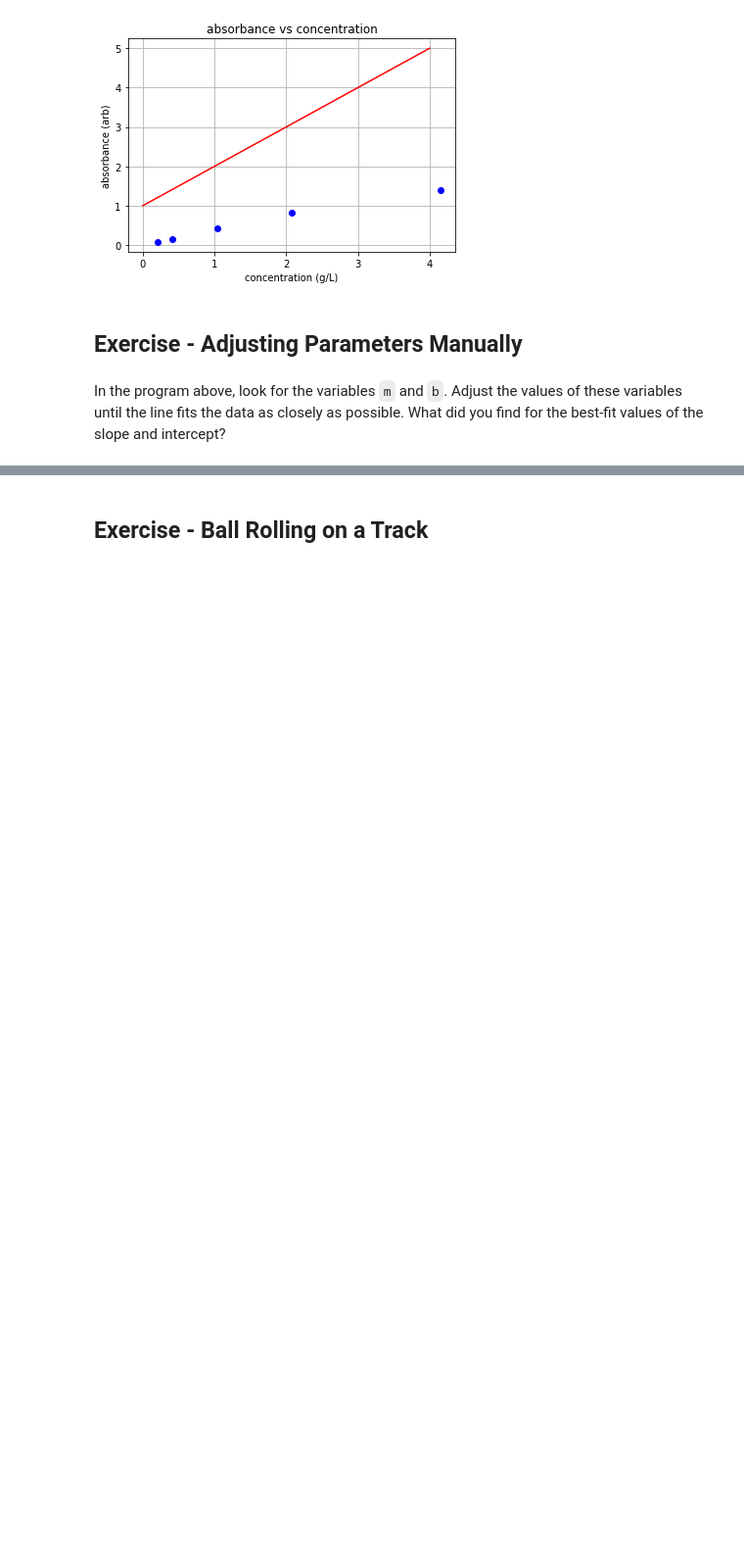
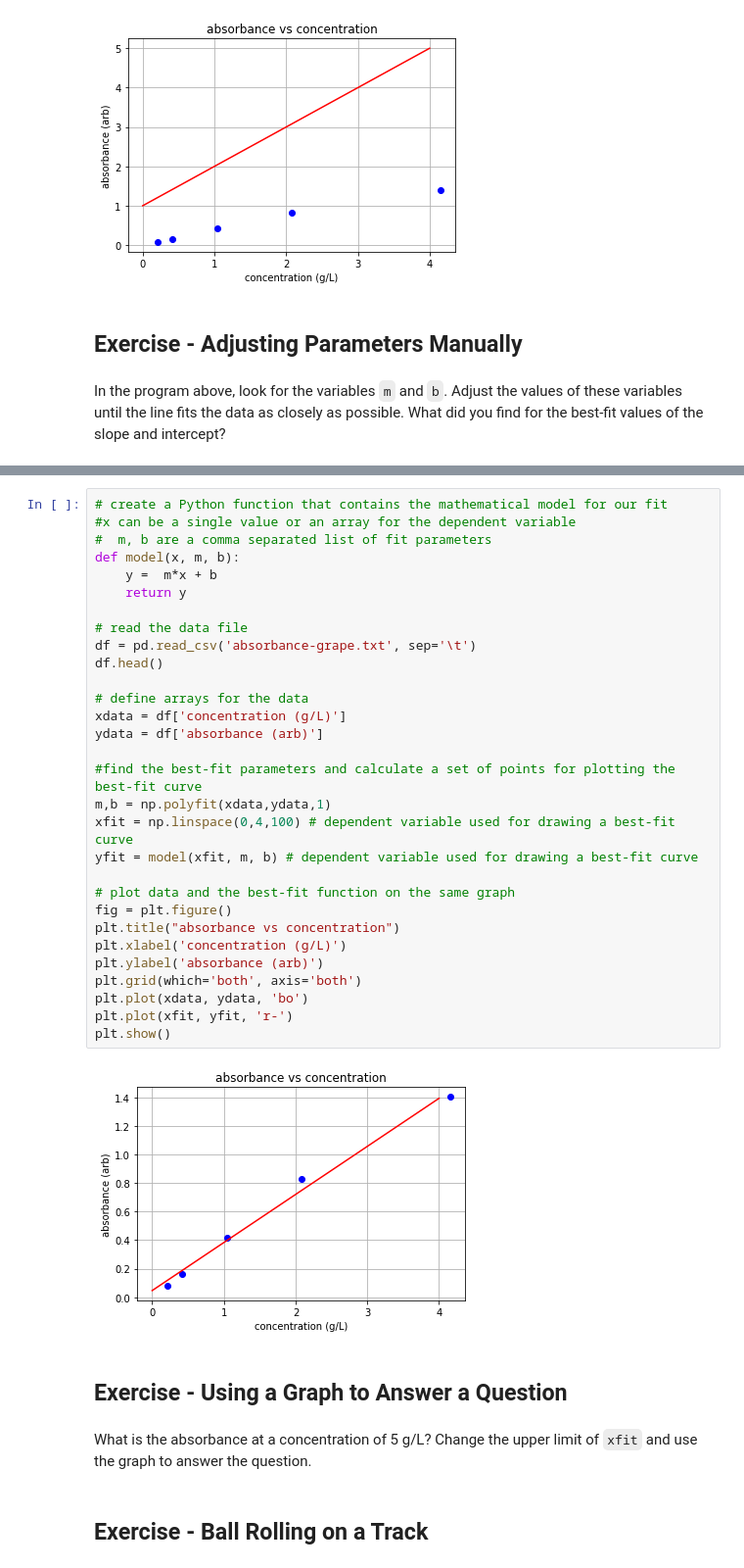
Before and after one commit to atitus/STLinATL, a Jupyter notebook: workshop2/05-curve-fitting/05-curve-fitting.ipynb, the cells around one changed output, grey strips where cells are left out. Shown at 98% size. Saved outputs shown, nothing was run; the diff lists cells and outputs as text; blank space fills up the shorter version.

Commit message:
updated curve-fitting

```diff
--- a/workshop2/05-curve-fitting/05-curve-fitting.ipynb
+++ b/workshop2/05-curve-fitting/05-curve-fitting.ipynb
@@ -75,3 +83,39 @@ In the program above, look for the variables `m` and `b`. Adjust the values of t
+# %%
+# create a Python function that contains the mathematical model for our fit
+#x can be a single value or an array for the dependent variable
+#  m, b are a comma separated list of fit parameters
+def model(x, m, b):
+    y =  m*x + b
+    return y
+
+# read the data file
+df = pd.read_csv('absorbance-grape.txt', sep='\t')
+df.head()
+
+# define arrays for the data
+xdata = df['concentration (g/L)']
+ydata = df['absorbance (arb)']
+
+#find the best-fit parameters and calculate a set of points for plotting the best-fit curve
+m,b = np.polyfit(xdata,ydata,1)
+xfit = np.linspace(0,4,100) # dependent variable used for drawing a best-fit curve
+yfit = model(xfit, m, b) # dependent variable used for drawing a best-fit curve
+
+# plot data and the best-fit function on the same graph
+fig = plt.figure()
+plt.title("absorbance vs concentration")
+plt.xlabel('concentration (g/L)')
+plt.ylabel('absorbance (arb)')
+plt.grid(which='both', axis='both')
+plt.plot(xdata, ydata, 'bo')
+plt.plot(xfit, yfit, 'r-')
+plt.show()
+# %% [output]
+[figure, added]
+# %% [markdown]
+## Exercise - Using a Graph to Answer a Question
+# %% [markdown]
+What is the absorbance at a concentration of 5 g/L? Change the upper limit of `xfit` and use the graph to answer the question.
 # %% [markdown]
 ## Exercise - Ball Rolling on a Track
 # %% [markdown]
```
Also changed, not shown: parts of 10 cells of this notebook.
